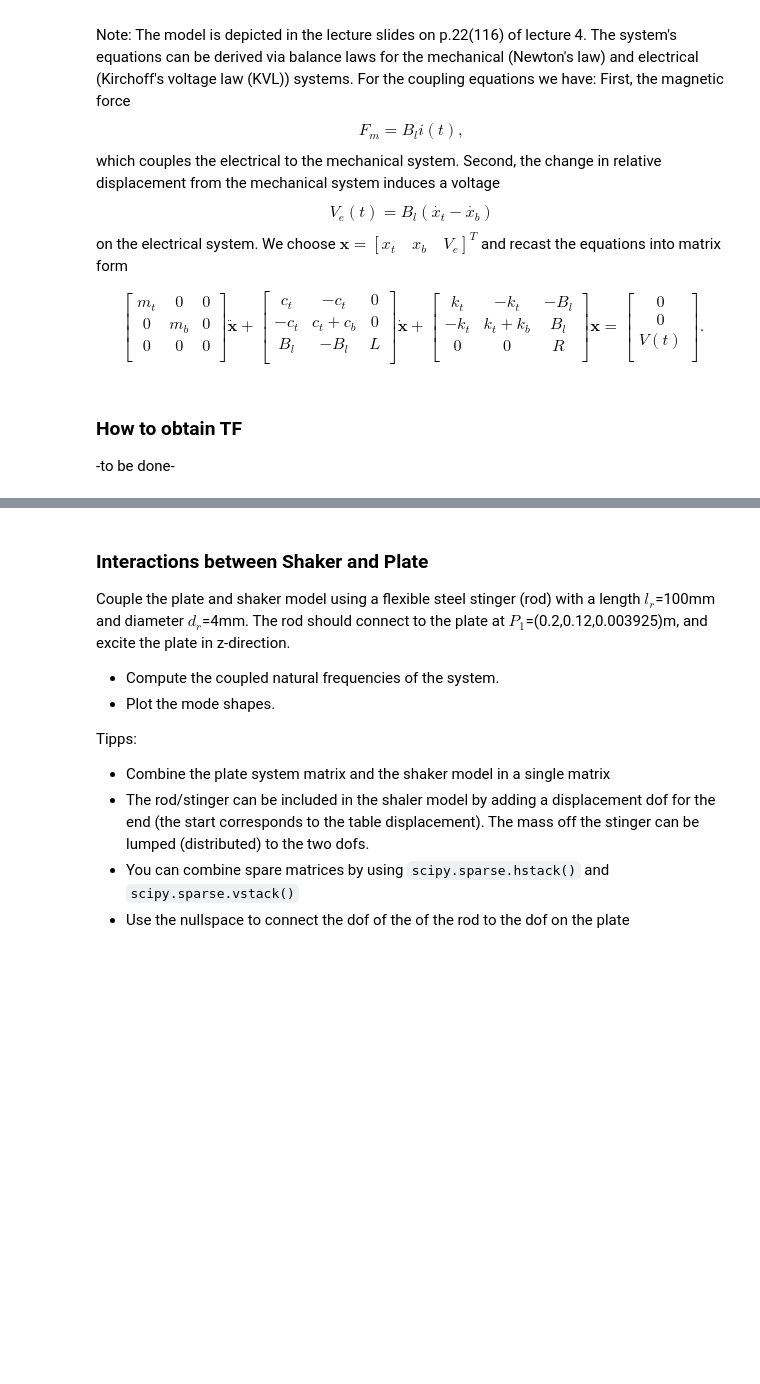
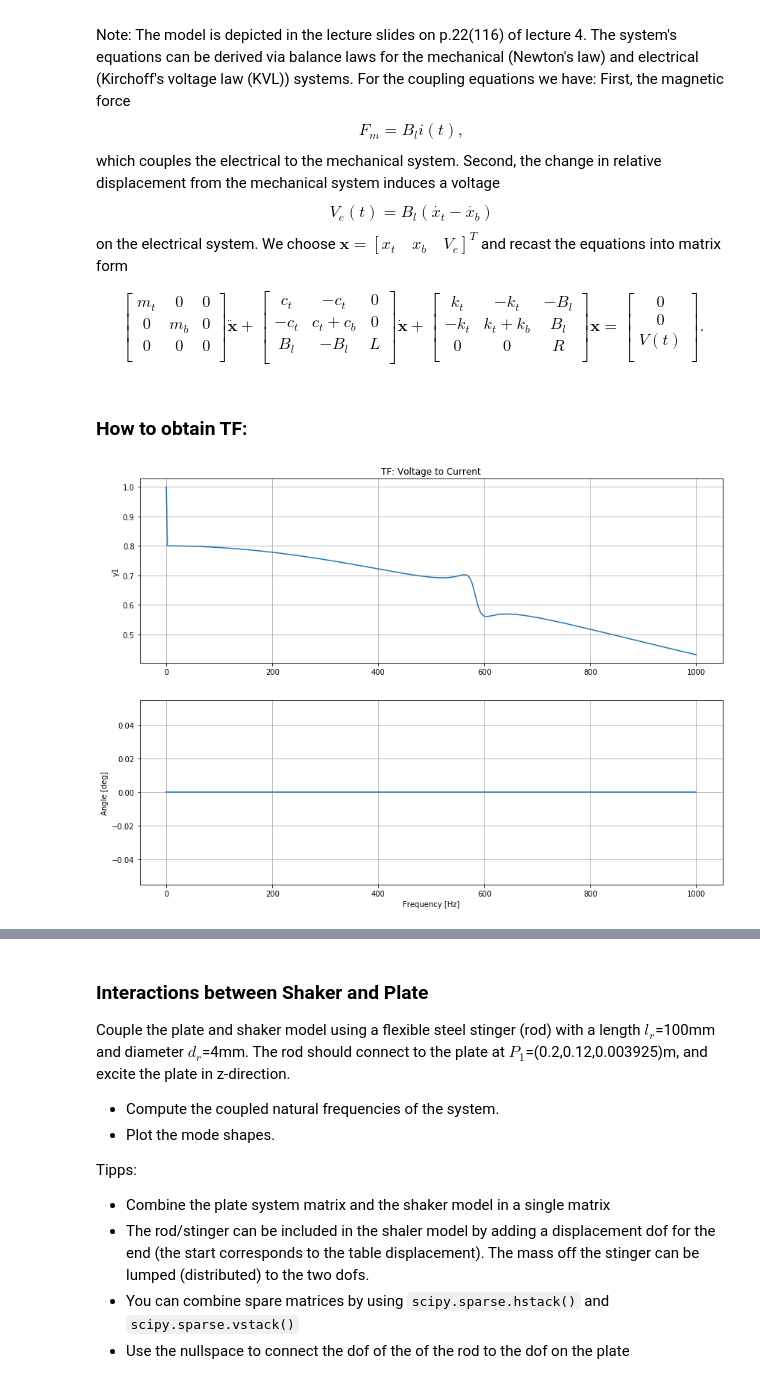
Before and after one commit to phmandl/modalanalyse, a Jupyter notebook: HW4/4_MeasurementTechniques_template_main.ipynb, the cells around one changed output, grey strips where cells are left out. Cells and saved outputs as stored; diff of their text form; code cells hidden in the pictures; blank space fills up the shorter version.

Commit message:
added tf plots for shaker / few details yet to fix

```diff
--- a/HW4/4_MeasurementTechniques_template_main.ipynb
+++ b/HW4/4_MeasurementTechniques_template_main.ipynb
@@ -18,7 +18,7 @@ import numpy as np
 import matplotlib as matplot
 import matplotlib.pyplot as plt
 matplot.rcParams.update({'figure.max_open_warning': 0})
-
+plt.rcParams['figure.figsize'] = [14, 10]
 # Uncomment the following line and edit the path to ffmpeg if you want to write the video files!
 #plt.rcParams['animation.ffmpeg_path'] ='N:\\Applications\\ffmpeg\\bin\\ffmpeg.exe'
 
@@ -394,8 +447,38 @@ K_shaker = np.array([
         [0, 0, R]
 ])
 # %% [markdown]
-### How to obtain TF
--to be done-
+### How to obtain TF:
-# %%
-f = np.linspace(0, 10E3, 100) # [Hz] frequency array
-w = 2*np.pi*f # [rad/s] angular freq. array
+# %%
+f = np.linspace(0, 1E3, 500) # [Hz] frequency array
+angular_frequencies = 2*np.pi*f # [rad/s] angular freq. array
+
+H_shaker = np.zeros((
+    M_shaker.shape[0],
+    M_shaker.shape[1],
+    angular_frequencies.shape[0]
+))
+
+count = 0
+for w in angular_frequencies:
+    Z_shaker = -w**2*M_shaker + 1j*w*C_shaker + K_shaker
+    H_shaker[:, :, count] = np.linalg.inv(Z_shaker)
+    count += 1
+
+tf_voltage_xtop = H_shaker[0, 2, :]/np.max(H_shaker[0, 2, :])
+tf_voltage_xbot = H_shaker[1, 2, :]/np.max(H_shaker[1, 2, :])
+tf_voltage_current = H_shaker[2, 2, :]/np.max(H_shaker[2, 2, :])
+# %%
+plt.figure()
+plt.subplot(211)
+plt.ylabel('y1')
+plt.title('TF: Voltage to Current')
+plt.plot(f, np.abs(tf_voltage_current))
+plt.grid(True)
+plt.subplot(212)
+plt.ylabel('Angle [deg]')
+plt.xlabel('Frequency [Hz]')
+take = plt.plot(f, np.angle(tf_voltage_current))
+plt.grid(True)
+plt.show()
+# %% [output]
+[figure, added]
```
Also changed, not shown: parts of 9 cells of this notebook.
